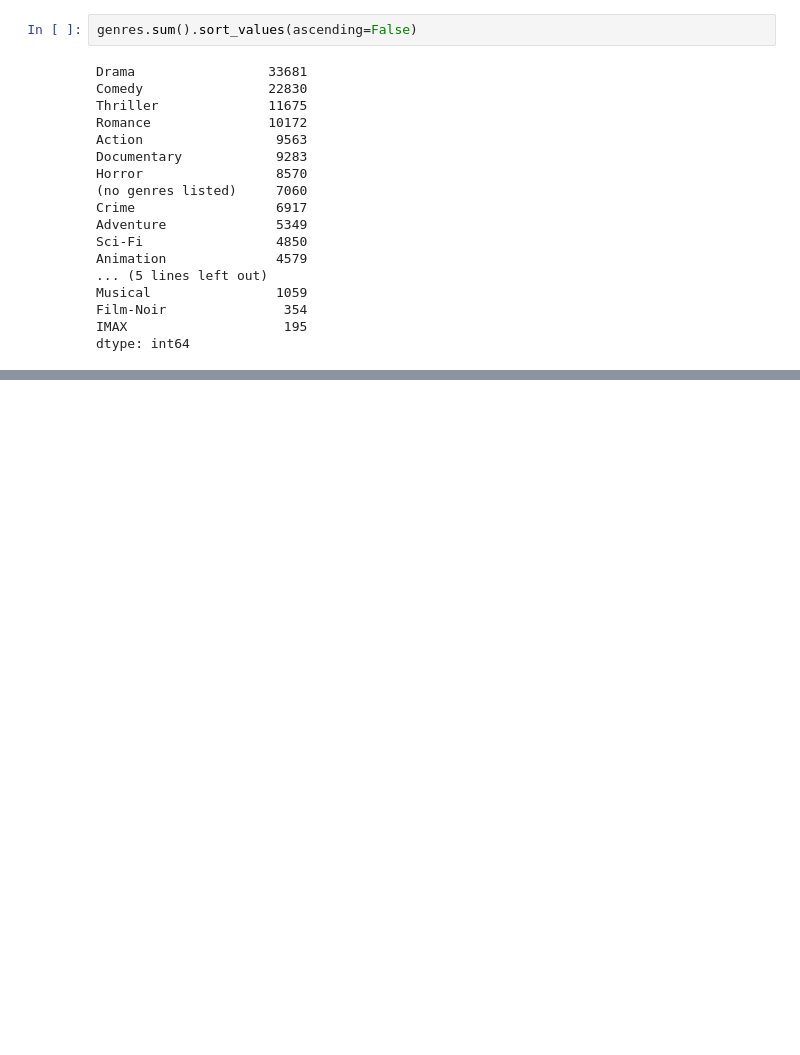
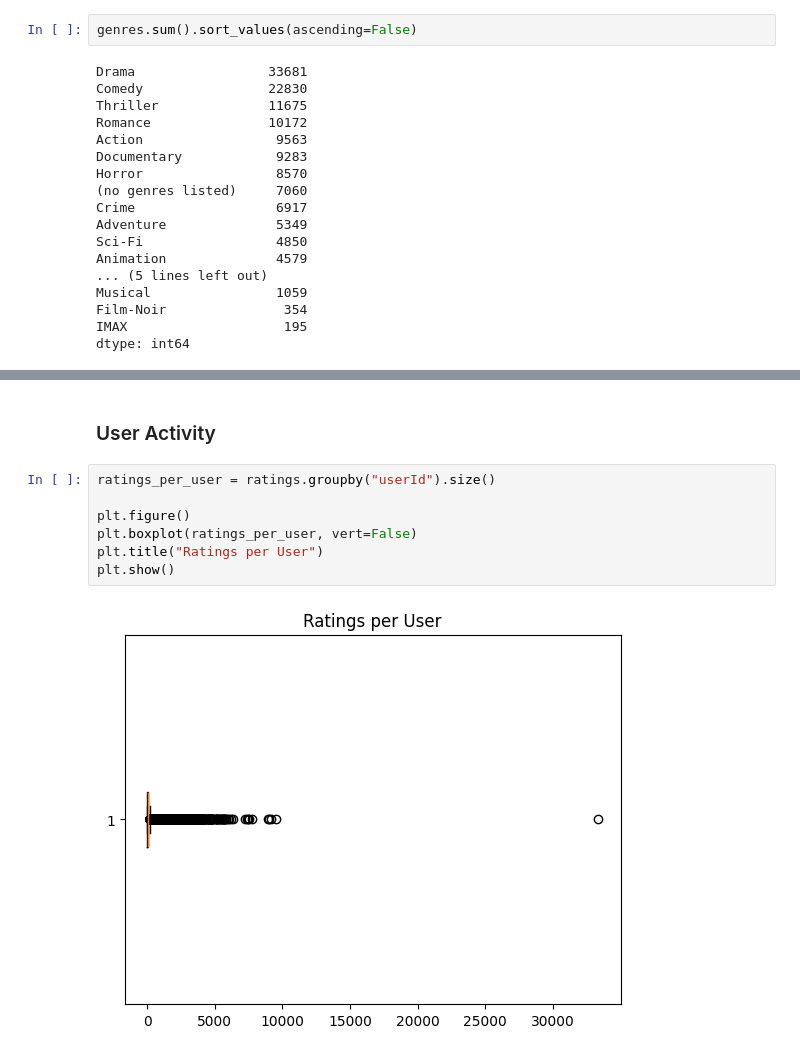
Before and after one commit to kust3n/Sara-Costa-Machinelearning, a Jupyter notebook: Labb/EDA.ipynb, the cells around one changed output, grey strips where cells are left out. Drawn from its saved outputs; the diff is of its cells as text; blank space fills up the shorter version.

```diff
--- a/Labb/EDA.ipynb
+++ b/Labb/EDA.ipynb
@@ -107,0 +143,11 @@ While looking at the amount of movies in each genre, you can see that the *(no g
+# %% [markdown]
+### User Activity
+# %%
+ratings_per_user = ratings.groupby("userId").size()
+
+plt.figure()
+plt.boxplot(ratings_per_user, vert=False)
+plt.title("Ratings per User")
+plt.show()
+# %% [output]
+[figure, added]
```
Also changed, not shown: parts of 13 cells of this notebook, 1 other file.
